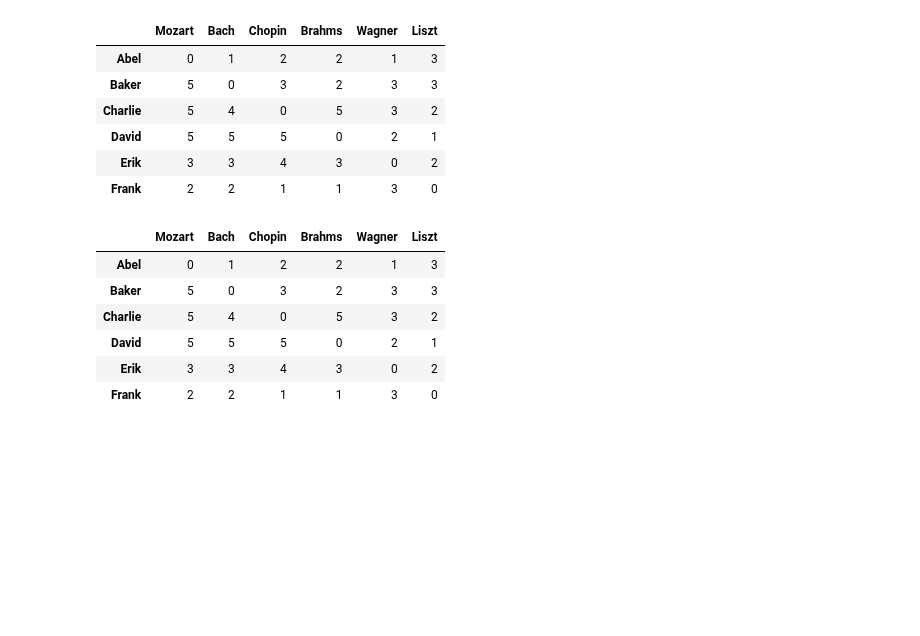
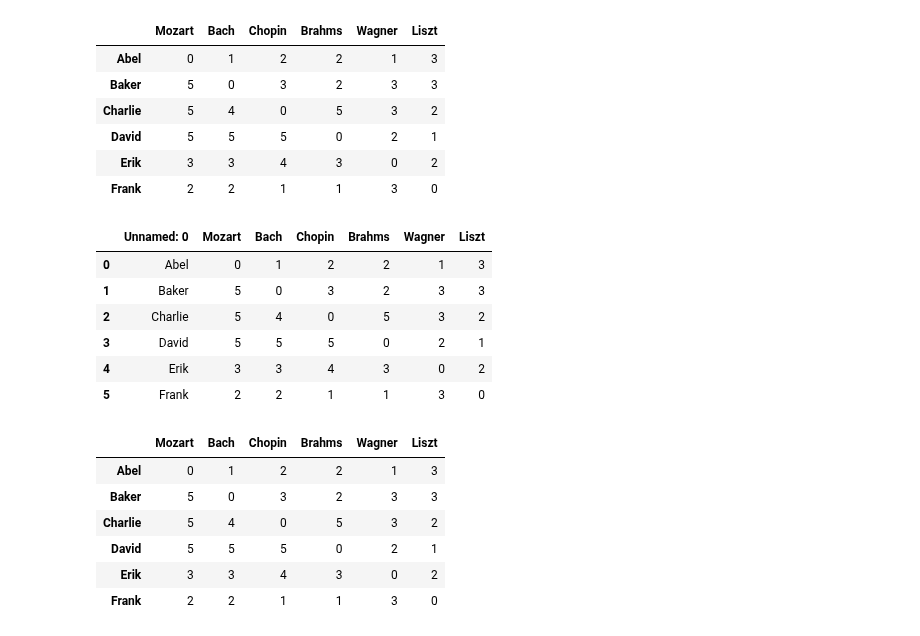
Before and after one commit to peterofson/Python_MachineLearning, a Jupyter notebook: Assignment 9/Assignment_9.ipynb, the cells around one changed output. Cells and saved outputs as stored; diff of their text form; code cells hidden in the pictures; blank space fills up the shorter version.

```diff
--- a/Assignment 9/Assignment_9.ipynb
+++ b/Assignment 9/Assignment_9.ipynb
@@ -260,6 +260,18 @@ ex
 | David | 5 | 5 | 5 | 0 | 2 | 1 |
 | Erik | 3 | 3 | 4 | 3 | 0 | 2 |
 | Frank | 2 | 2 | 1 | 1 | 3 | 0 |
+# %%
+ex = pd.read_csv('/Users/davidpeterson/Downloads/PIETHON/startercode.9/asnlib/publicdata/example.csv')
+# %%
+ex
+# %% [output]
+|  | Unnamed: 0 | Mozart | Bach | Chopin | Brahms | Wagner | Liszt |
+| 0 | Abel | 0 | 1 | 2 | 2 | 1 | 3 |
+| 1 | Baker | 5 | 0 | 3 | 2 | 3 | 3 |
+| 2 | Charlie | 5 | 4 | 0 | 5 | 3 | 2 |
+| 3 | David | 5 | 5 | 5 | 0 | 2 | 1 |
+| 4 | Erik | 3 | 3 | 4 | 3 | 0 | 2 |
+| 5 | Frank | 2 | 2 | 1 | 1 | 3 | 0 |
 # %%
     f = np.array([[0,1,2,2,1,3],[5,0,3,2,3,3],[5,4,0,5,3,2],[5,5,5,0,2,1],[3,3,4,3,0,2],
                   [2,2,1,1,3,0]])
```
Also changed, not shown: parts of 3 cells of this notebook.
